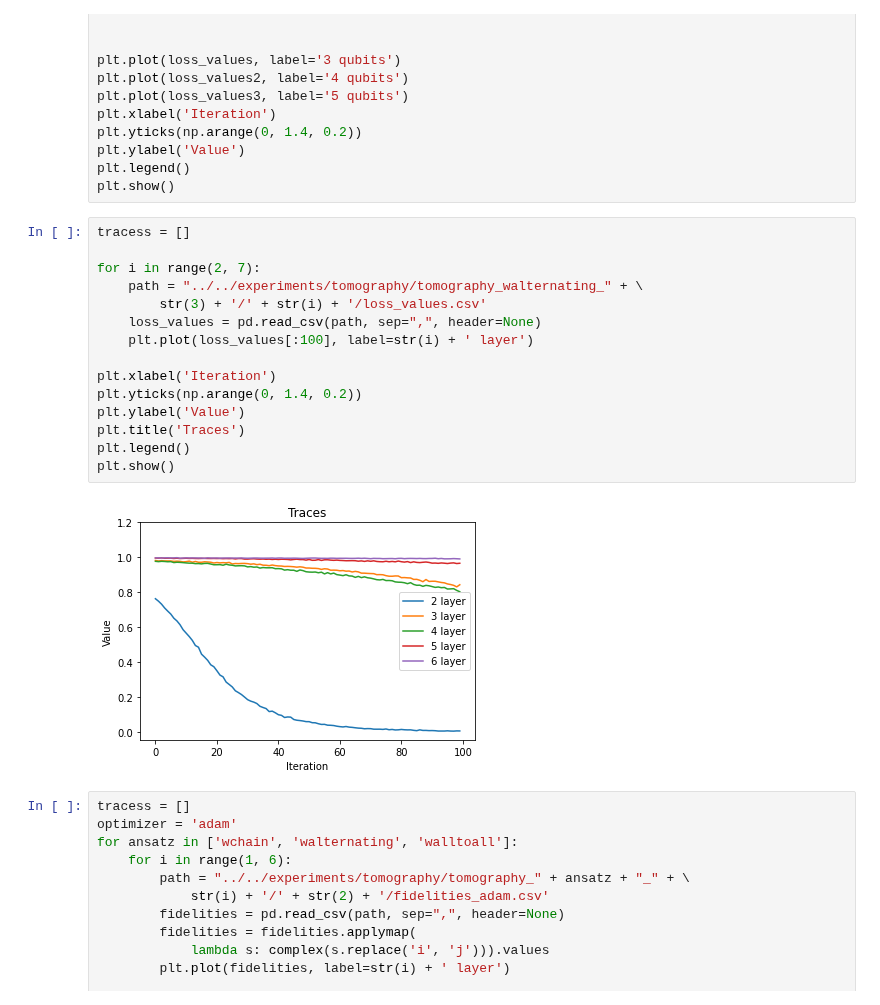
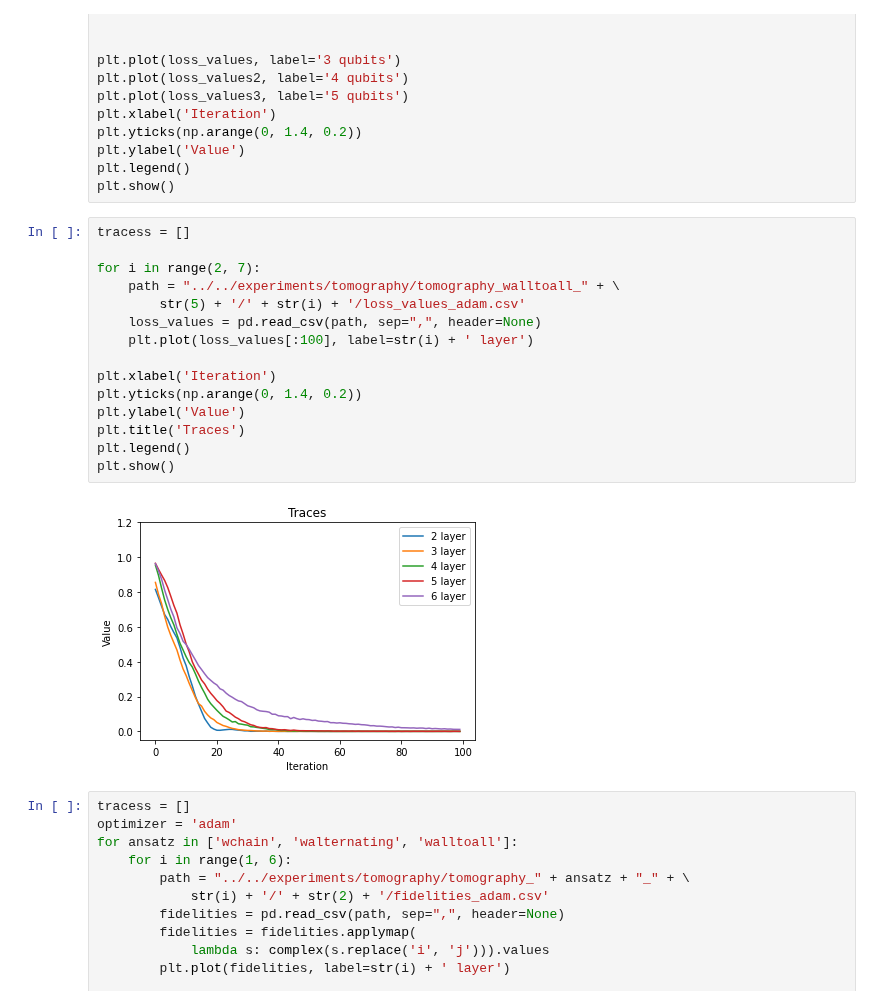
Before and after one commit to vutuanhai237/UC-VQA, a Jupyter notebook: codes/tomography/plot_compareW.ipynb, the cells around one changed output. Saved outputs shown, nothing was run; the diff lists cells and outputs as text.

```diff
--- a/codes/tomography/plot_compareW.ipynb
+++ b/codes/tomography/plot_compareW.ipynb
@@ -265,20 +265,20 @@ plt.show()
 # %%
 tracess = []
 
 for i in range(2, 7):
-    path = "../../experiments/tomography/tomography_walternating_" + \
-        str(3) + '/' + str(i) + '/loss_values.csv'
+    path = "../../experiments/tomography/tomography_walltoall_" + \
+        str(5) + '/' + str(i) + '/loss_values_adam.csv'
     loss_values = pd.read_csv(path, sep=",", header=None)
     plt.plot(loss_values[:100], label=str(i) + ' layer')
 
 plt.xlabel('Iteration')
 plt.yticks(np.arange(0, 1.4, 0.2))
 plt.ylabel('Value')
 plt.title('Traces')
 plt.legend()
 plt.show()
 # %% [output]
-[figure, old version]
+[figure, new version]
 # %%
 tracess = []
 optimizer = 'adam'
```
Also changed, not shown: 10 other files.
